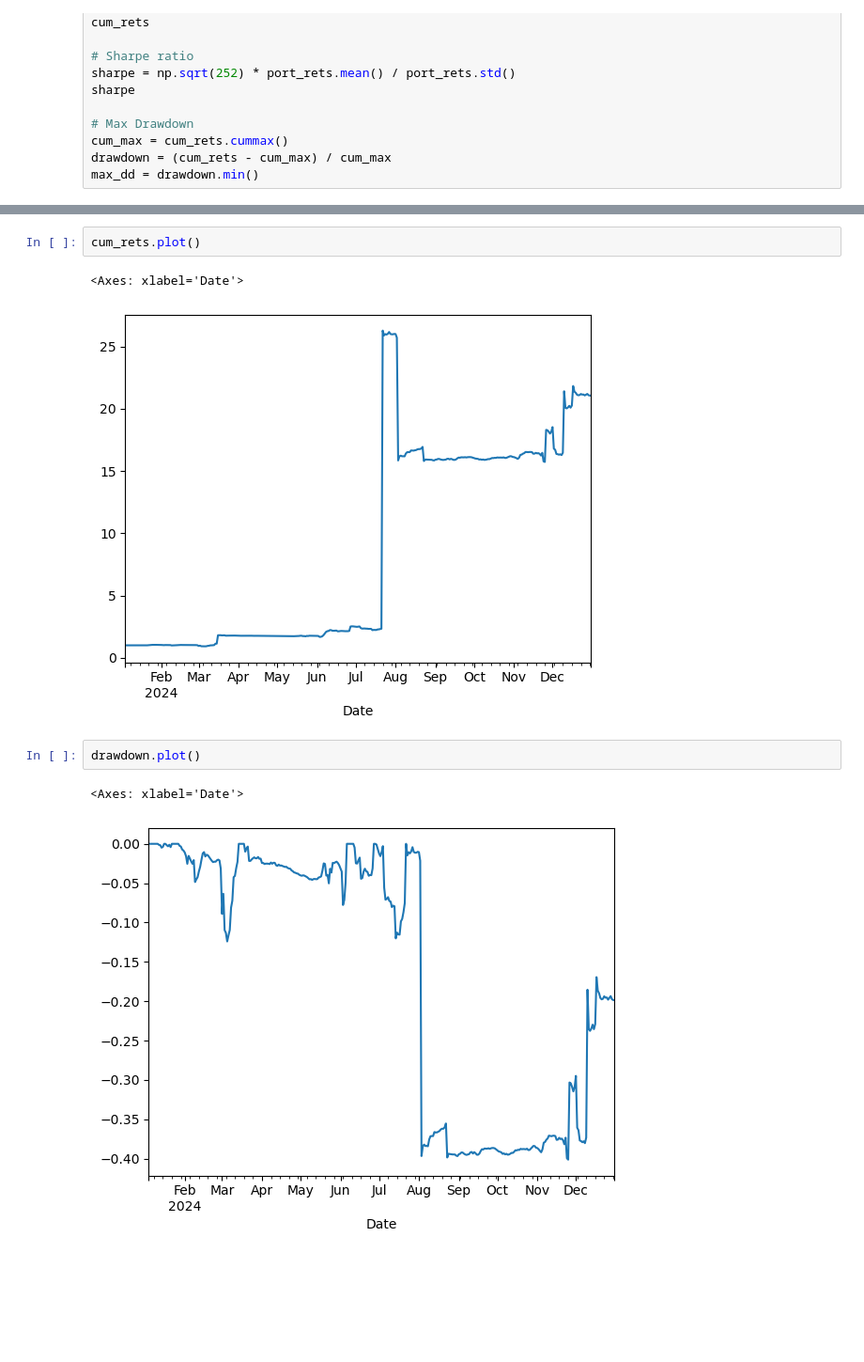
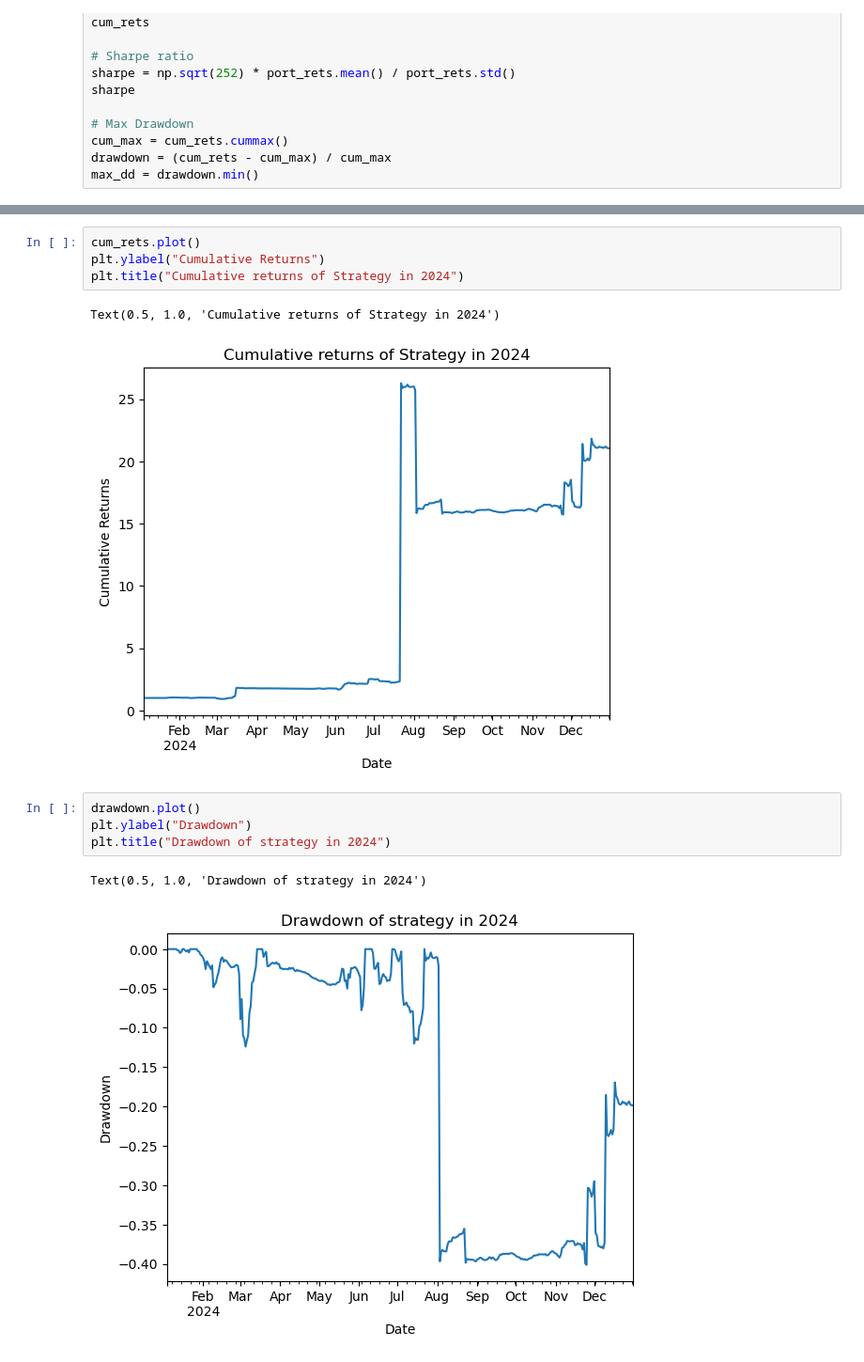
Before and after one commit to adityapotha765/StatArbCrypto, a Jupyter notebook: Statistical Arbitrage in Cryptocurrencies.ipynb, the cells around one changed output, grey strips where cells are left out. Shown at 94% size. Saved outputs shown, nothing was run; the diff lists cells and outputs as text; blank space fills up the shorter version.

```diff
--- a/Statistical Arbitrage in Cryptocurrencies.ipynb
+++ b/Statistical Arbitrage in Cryptocurrencies.ipynb
@@ -350,10 +347,14 @@ np.float64(0.9078311595421631)
 # %%
 cum_rets.plot()
+plt.ylabel("Cumulative Returns")
+plt.title("Cumulative returns of Strategy in 2024")
 # %% [output]
-<Axes: xlabel='Date'>
+Text(0.5, 1.0, 'Cumulative returns of Strategy in 2024')
-[figure, old version]
+[figure, new version]
 # %%
 drawdown.plot()
+plt.ylabel("Drawdown")
+plt.title("Drawdown of strategy in 2024")
 # %% [output]
-<Axes: xlabel='Date'>
+Text(0.5, 1.0, 'Drawdown of strategy in 2024')
-[figure, old version]
+[figure, new version]
```
Also changed, not shown: parts of 3 cells of this notebook.
